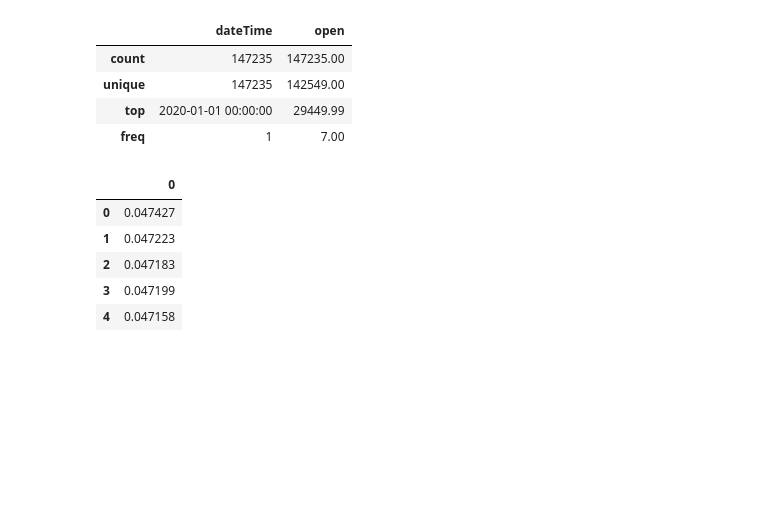
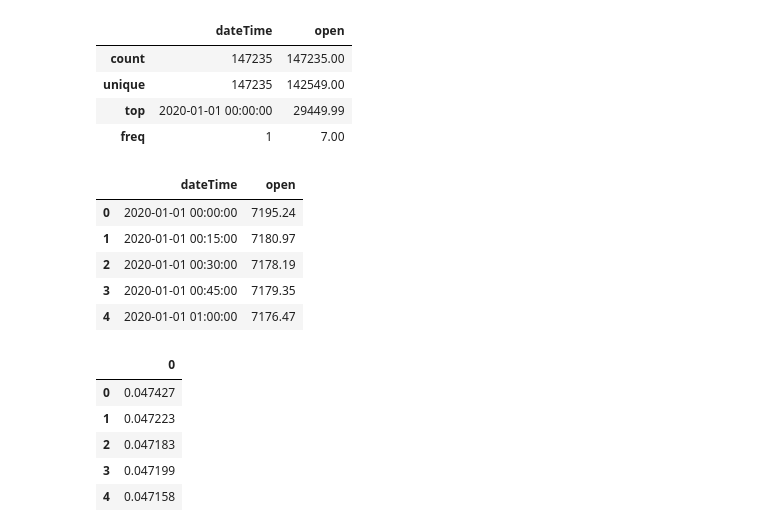
Before and after one commit to AntonLED/ml-cryptostock, a Jupyter notebook: ml_engine-service/time_series_lstm.ipynb, the cells around one changed output. Cells and saved outputs as stored; diff of their text form; code cells hidden in the pictures; blank space fills up the shorter version.

```diff
--- a/ml_engine-service/time_series_lstm.ipynb
+++ b/ml_engine-service/time_series_lstm.ipynb
@@ -3,7 +3,7 @@ import pandas as pd
 import numpy as np
 import matplotlib.pyplot as plt
 # %%
-df = pd.read_csv("./data/BTCUSDT_2020.csv")
+df = pd.read_csv("C:/Users/denis/BTCUSDT_2020.csv")
 # %%
 df_open = pd.DataFrame([df.dateTime, df.open]).T
 # %%
@@ -14,6 +14,15 @@ df_open.describe()
 | unique | 147235 | 142549.00 |
 | top | 2020-01-01 00:00:00 | 29449.99 |
 | freq | 1 | 7.00 |
+# %%
+df_open.head()
+# %% [output]
+|  | dateTime | open |
+| 0 | 2020-01-01 00:00:00 | 7195.24 |
+| 1 | 2020-01-01 00:15:00 | 7180.97 |
+| 2 | 2020-01-01 00:30:00 | 7178.19 |
+| 3 | 2020-01-01 00:45:00 | 7179.35 |
+| 4 | 2020-01-01 01:00:00 | 7176.47 |
 # %%
 from sklearn.preprocessing import MinMaxScaler
 scaler = MinMaxScaler()
```
Also changed, not shown: parts of 13 cells of this notebook, 1 other file.
